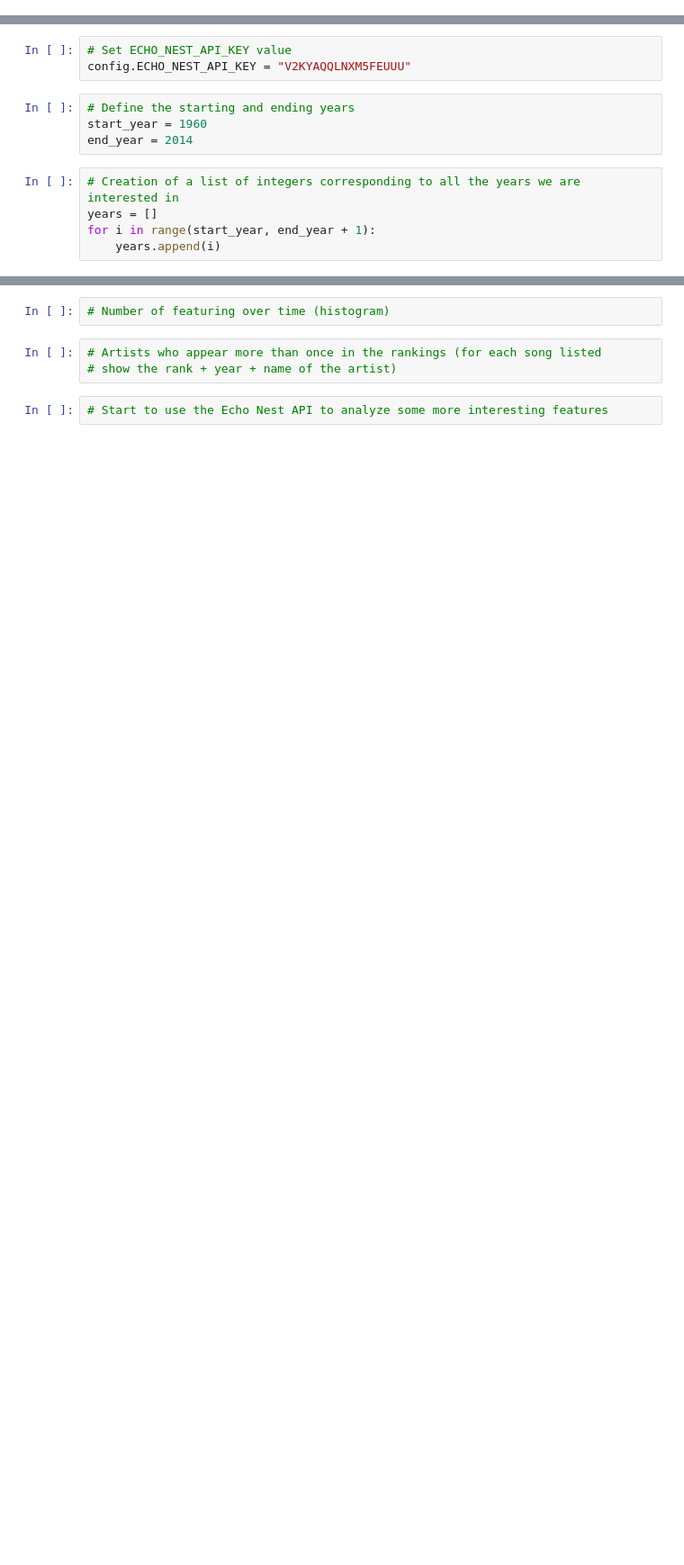
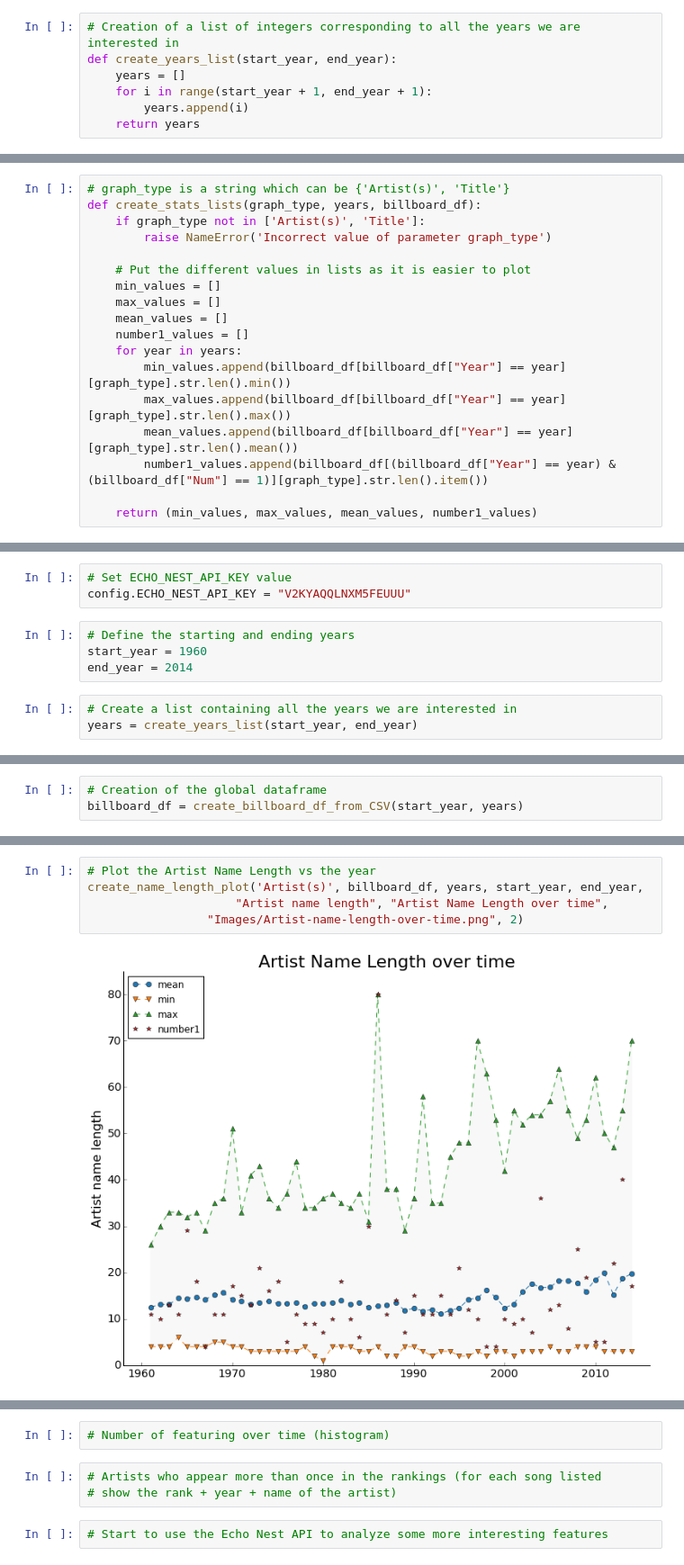
Before and after one commit to ThomasLucas/SlideRule-DataScience_Intensive-Code, a Jupyter notebook: CapstoneProject/IPython-Notebooks/DataStory.ipynb, the cells around one changed output, grey strips where cells are left out. Shown at 90% size. Saved outputs shown, nothing was run; the diff lists cells and outputs as text; blank space fills up the shorter version.

Commit message:
Reorganization of the code in the DataStory notebook
Creation of functions and data frame instead of Python dictionaries

```diff
--- a/CapstoneProject/IPython-Notebooks/DataStory.ipynb
+++ b/CapstoneProject/IPython-Notebooks/DataStory.ipynb
@@ -10,0 +15,7 @@ from pyechonest import artist
+# %%
+# Creation of a list of integers corresponding to all the years we are interested in
+def create_years_list(start_year, end_year):
+    years = []
+    for i in range(start_year + 1, end_year + 1):
+        years.append(i)
+    return years
@@ -10,0 +53,18 @@ from pyechonest import artist
+# %%
+# graph_type is a string which can be {'Artist(s)', 'Title'}
+def create_stats_lists(graph_type, years, billboard_df):
+    if graph_type not in ['Artist(s)', 'Title']:
+        raise NameError('Incorrect value of parameter graph_type')
+
+    # Put the different values in lists as it is easier to plot
+    min_values = []
+    max_values = []
+    mean_values = []
+    number1_values = []
+    for year in years:
+        min_values.append(billboard_df[billboard_df["Year"] == year][graph_type].str.len().min())
+        max_values.append(billboard_df[billboard_df["Year"] == year][graph_type].str.len().max())
+        mean_values.append(billboard_df[billboard_df["Year"] == year][graph_type].str.len().mean())
+        number1_values.append(billboard_df[(billboard_df["Year"] == year) & (billboard_df["Num"] == 1)][graph_type].str.len().item())
+
+    return (min_values, max_values, mean_values, number1_values)
@@ -16,7 +125,5 @@ config.ECHO_NEST_API_KEY = "V2KYAQQLNXM5FEUUU"
 start_year = 1960
 end_year = 2014
 # %%
-# Creation of a list of integers corresponding to all the years we are interested in
-years = []
-for i in range(start_year, end_year + 1):
-    years.append(i)
+# Create a list containing all the years we are interested in
+years = create_years_list(start_year, end_year)
@@ -203,0 +130,3 @@ plt.savefig("Images/Song-title-length-over-time.png", bbox_inches="tight")
+# %%
+# Creation of the global dataframe
+billboard_df = create_billboard_df_from_CSV(start_year, years)
@@ -203,0 +137,7 @@ plt.savefig("Images/Song-title-length-over-time.png", bbox_inches="tight")
+# %%
+# Plot the Artist Name Length vs the year
+create_name_length_plot('Artist(s)', billboard_df, years, start_year, end_year,
+                     "Artist name length", "Artist Name Length over time",
+                 "Images/Artist-name-length-over-time.png", 2)
+# %% [output]
+[figure, added]
```
Also changed, not shown: parts of 19 cells of this notebook, 2 other files.
